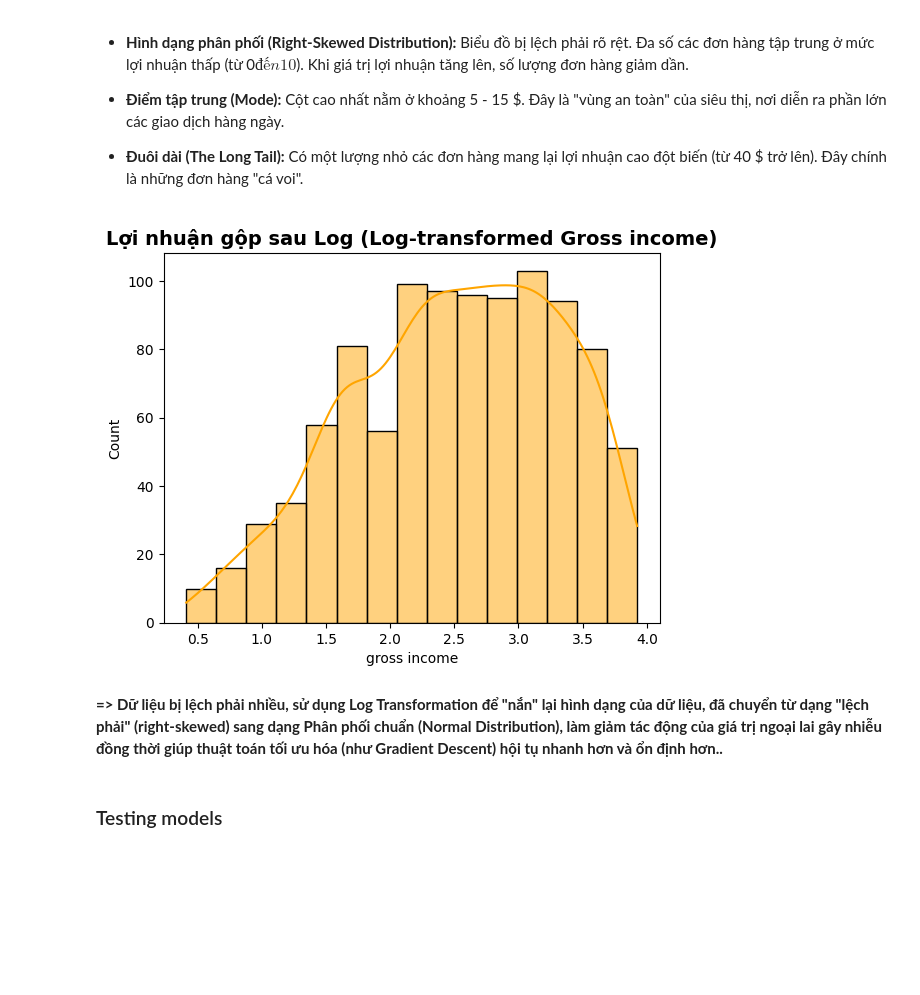
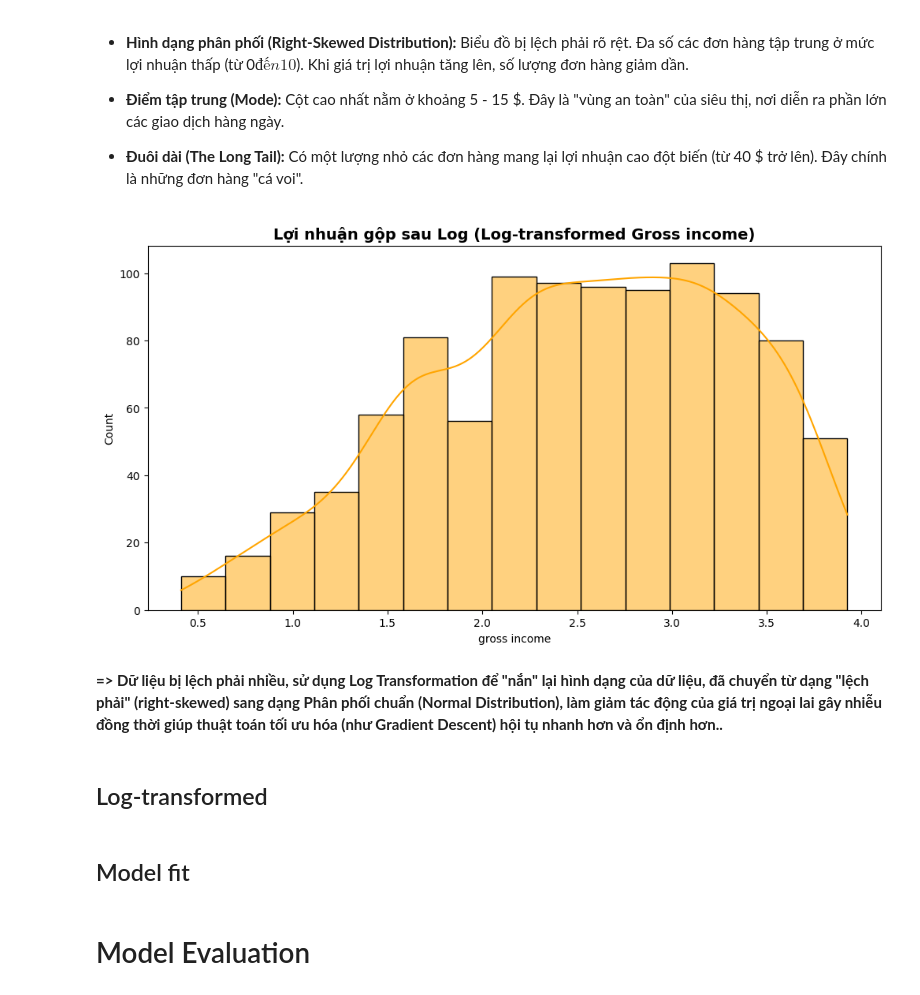
Before and after one commit to Jackxeid/Learn---MindX, a Jupyter notebook: Final Project/finalProject.ipynb, the cells around one changed output. Cells and saved outputs as stored; diff of their text form; code cells hidden in the pictures; blank space fills up the shorter version.

Commit message:
Model Evaluation

```diff
--- a/Final Project/finalProject.ipynb
+++ b/Final Project/finalProject.ipynb
@@ -780,12 +799,15 @@ plt.show()
 
 - **Đuôi dài (The Long Tail):** Có một lượng nhỏ các đơn hàng mang lại lợi nhuận cao đột biến (từ 40 $ trở lên). Đây chính là những đơn hàng "cá voi".
 # %%
+plt.figure(figsize=(12, 6))
 y_log = np.log1p(df['gross income'])
 
 sns.histplot(y_log, kde=True, color='orange', alpha=alpha)
 plt.title('Lợi nhuận gộp sau Log (Log-transformed Gross income)', fontsize=14, fontweight='bold')
 plt.show()
 # %% [output]
-[figure, old version]
+[figure, new version]
 # %% [markdown]
 **=> Dữ liệu bị lệch phải nhiều, sử dụng Log Transformation để "nắn" lại hình dạng của dữ liệu, đã chuyển từ dạng "lệch phải" (right-skewed) sang dạng Phân phối chuẩn (Normal Distribution), làm giảm tác động của giá trị ngoại lai gây nhiễu đồng thời giúp thuật toán tối ưu hóa (như Gradient Descent) hội tụ nhanh hơn và ổn định hơn..**
+# %% [markdown]
+## Log-transformed
@@ -791,0 +817,2 @@ plt.show()
+# %% [markdown]
+## Model fit
@@ -792,2 +858,2 @@ plt.show()
 # %% [markdown]
-### Testing models
+# Model Evaluation
```
Also changed, not shown: parts of 19 cells of this notebook.
